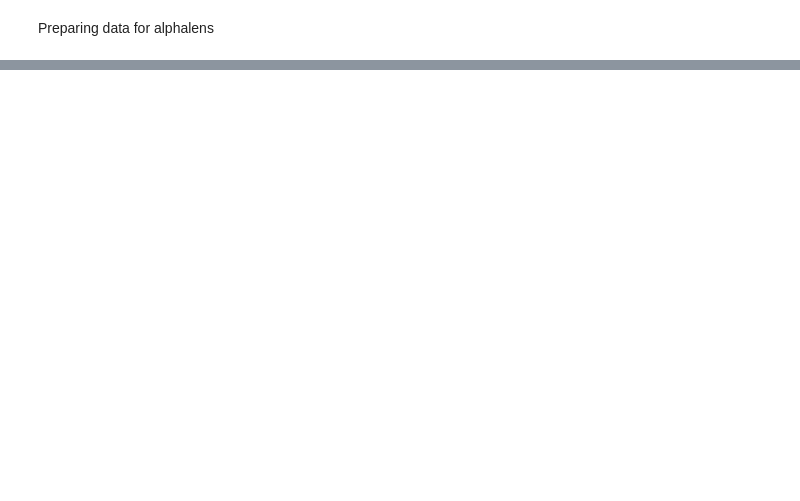
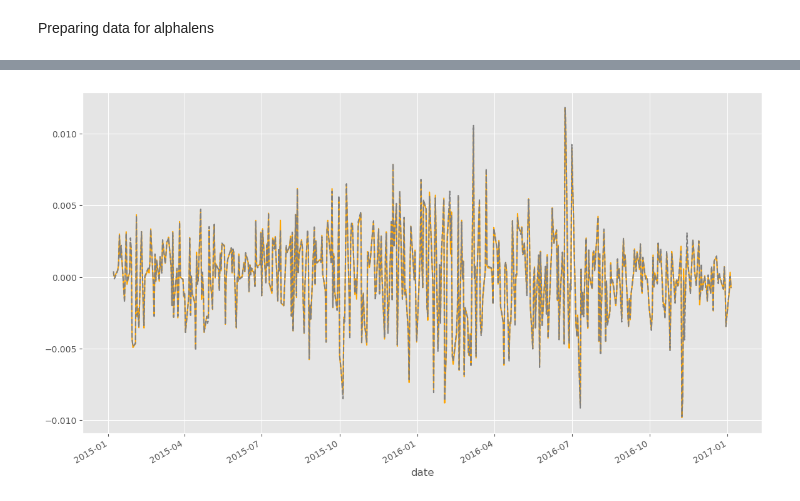
Before and after one commit to ansingh16/AI_for_trading, a Jupyter notebook: Notes/alpha_factor/sector_neutral.ipynb, the cells around one changed output, grey strips where cells are left out. Cells and saved outputs as stored; diff of their text form; code cells hidden in the pictures; blank space fills up the shorter version.

Commit message:
alpha factors started

```diff
--- a/Notes/alpha_factor/sector_neutral.ipynb
+++ b/Notes/alpha_factor/sector_neutral.ipynb
@@ -551,0 +556,17 @@ max_loss is 35.0%, not exceeded: OK!
+# %%
+ls_factor_return = []
+
+for i, factor_name in enumerate(factor_names):
+    #TODO: use alphalens function "factor_returns" to calculate factor returns
+    #on each factor within the factor_data dictionary
+    factor_return = al.performance.factor_returns(factor_data[factor_name])
+    factor_return.columns = [factor_name]
+    ls_factor_return.append(factor_return)
+# %%
+unsmoothed_factor_return = ls_factor_return[0]
+smoothed_factor_return = ls_factor_return[1]
+
+unsmoothed_factor_return['Momentum_Factor'].plot(color='orange')
+smoothed_factor_return['Smoothed_Momentum_Factor'].plot(color='gray',style='--');
+# %% [output]
+[figure, added]
```
Also changed, not shown: parts of 16 cells of this notebook, 2 other files.
